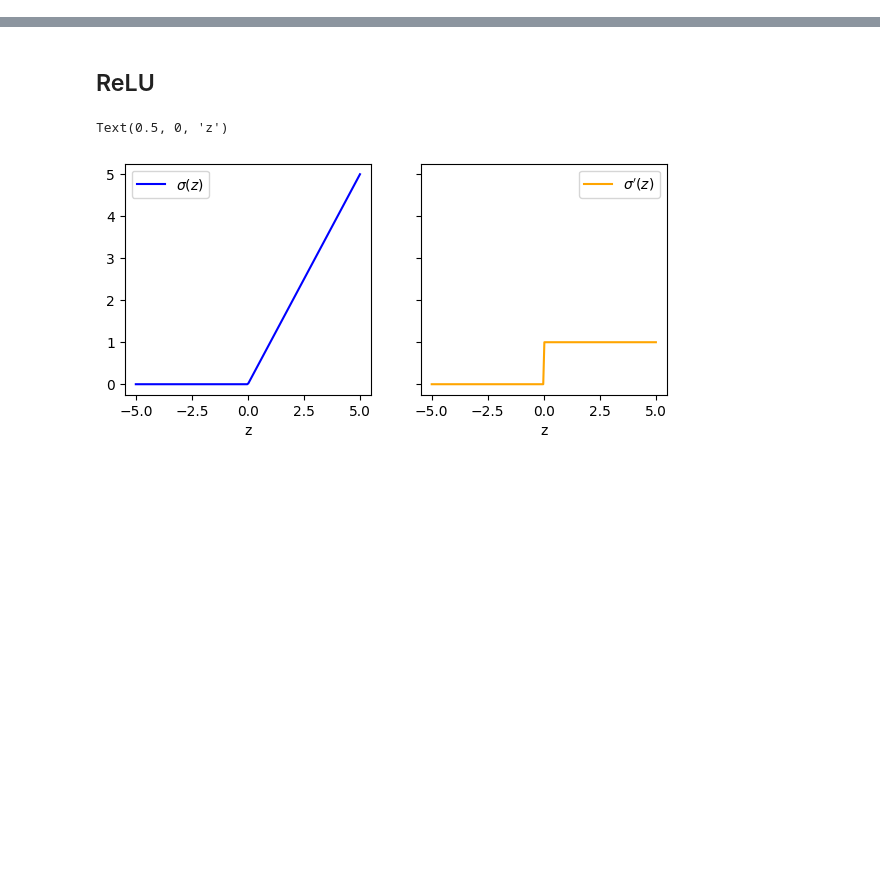
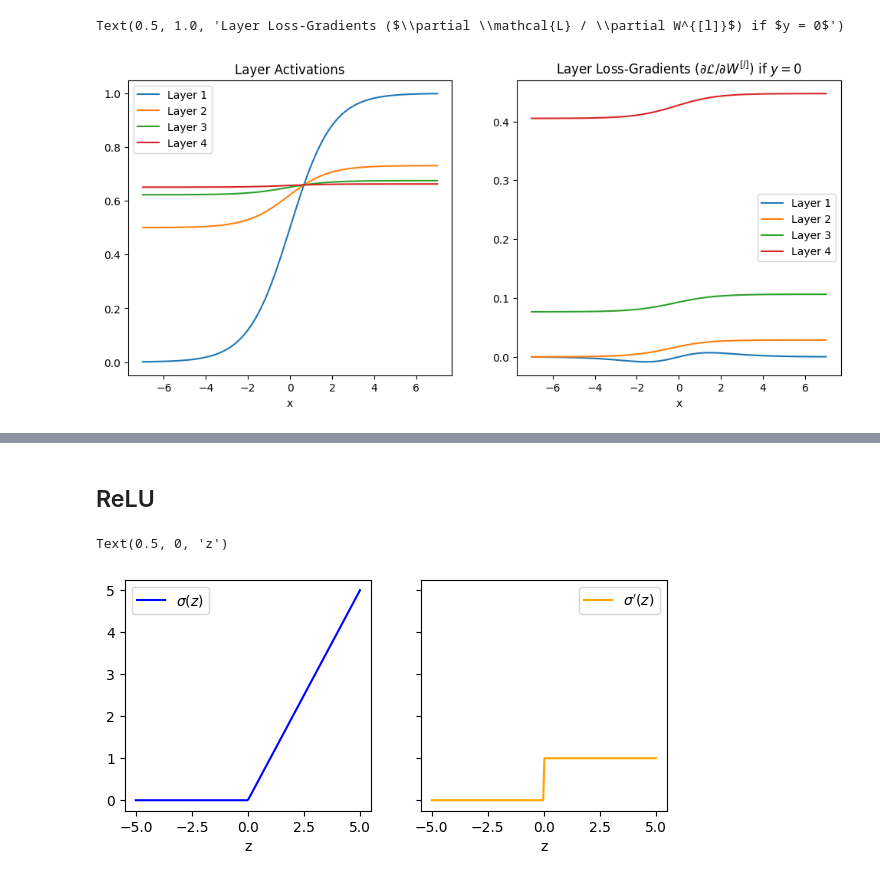
Before and after one commit to jack89roberts/learning-deep-learning, a Jupyter notebook: _sources/notebooks/05_activation.ipynb, the cells around one changed output, grey strips where cells are left out. Saved outputs shown, nothing was run; the diff lists cells and outputs as text; code cells hidden in the pictures; blank space fills up the shorter version.

```diff
--- a/_sources/notebooks/05_activation.ipynb
+++ b/_sources/notebooks/05_activation.ipynb
@@ -31,0 +199,50 @@ Text(0.5, 0, 'z')
+# %%
+fig, ax = plt.subplots(1, 2, sharex=True, sharey=False, figsize=(12, 5))
+
+
+def activations_gradients(x, y, layers, g, dg_dz, dL_dyhat):
+
+    activations = [x]
+    for l in range(1, layers):
+        activations.append(g(activations[-1]))
+    ...
+
+a1 = sigmoid(x)
+a2 = sigmoid(a1)
+a3 = sigmoid(a2)
+a4 = sigmoid(a3)
+
+dL_dZ4 = a4 - y
+dL_dW4 = dL_dZ4 * a3
+dL_dZ3 = dL_dZ4 * dsigmoid_dz(a2)
+dL_dW3 = dL_dZ3 * a2
+dL_dZ2 = dL_dZ3 * dsigmoid_dz(a1)
+dL_dW2 = dL_dZ2 * a1
+dL_dZ1 = dL_dZ2 * dsigmoid_dz(x)
+dL_dW1 = dL_dZ1 * x
+
+
+
+
+x = np.linspace(-7, 7, 100)
+
+ax[0].plot(x, a1, label="Layer 1")
+ax[0].plot(x, a2, label="Layer 2")
+ax[0].plot(x, a3, label="Layer 3")
+ax[0].plot(x, a4, label="Layer 4")
+ax[0].legend()
+ax[0].set_xlabel("x")
+ax[0].set_title("Layer Activations")
+
+ax[1].plot(x, dL_dW1, label="Layer 1")
+ax[1].plot(x, dL_dW2, label="Layer 2")
+ax[1].plot(x, dL_dW3, label="Layer 3")
+ax[1].plot(x, dL_dW4, label="Layer 4")
+ax[1].legend()
+ax[1].set_xlabel("x")
+ax[1].set_title(
+    r"Layer Loss-Gradients ($\partial \mathcal{L} / \partial W^{[l]}$) if $y = 0$"
+)
+# %% [output]
+Text(0.5, 1.0, 'Layer Loss-Gradients ($\\partial \\mathcal{L} / \\partial W^{[l]}$) if $y = 0$')
+[figure, added]
```
Also changed, not shown: parts of 10 cells of this notebook, 31 other files.
